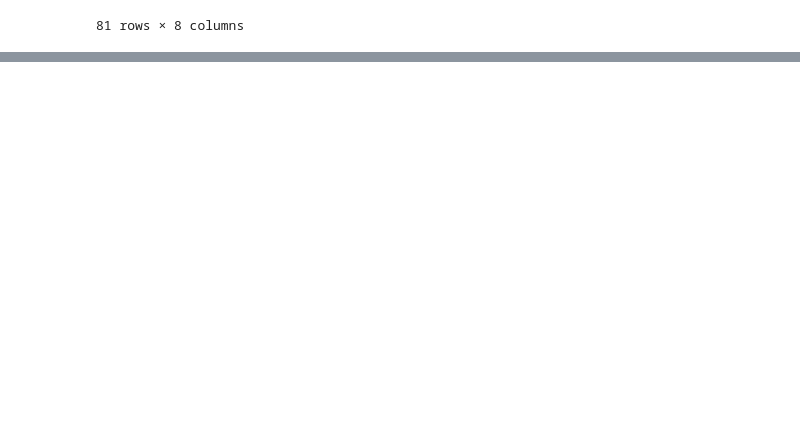
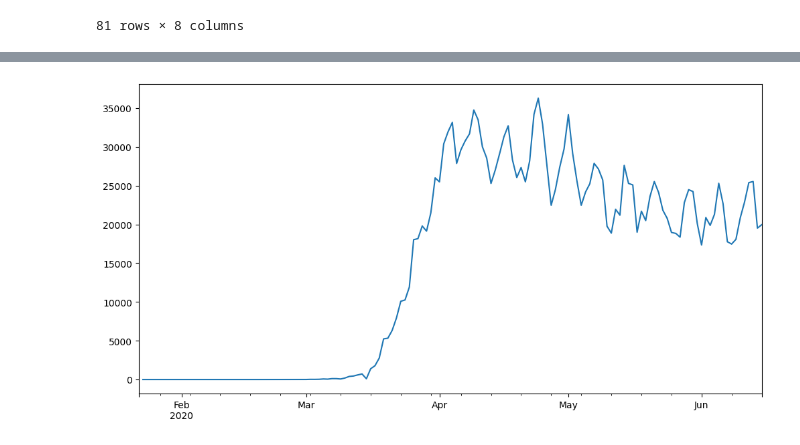
Before and after one commit to leylatulu/AdaLovelaceAcademy, a Jupyter notebook: week-2-exercise.ipynb, the cells around one changed output, grey strips where cells are left out. Drawn from its saved outputs; the diff is of its cells as text; code cells hidden in the pictures; blank space fills up the shorter version.

```diff
--- a/week-2-exercise.ipynb
+++ b/week-2-exercise.ipynb
@@ -290,0 +457,3 @@ deaths_gb
+# %%
+df_us['new_infected'] = df_us['infected'].diff()
+df_us
@@ -290,0 +474,5 @@ deaths_gb
+# %%
+df_us['new_infected'].plot()
+plt.show()
+# %% [output]
+[figure, added]
```
Also changed, not shown: parts of 49 cells of this notebook.
